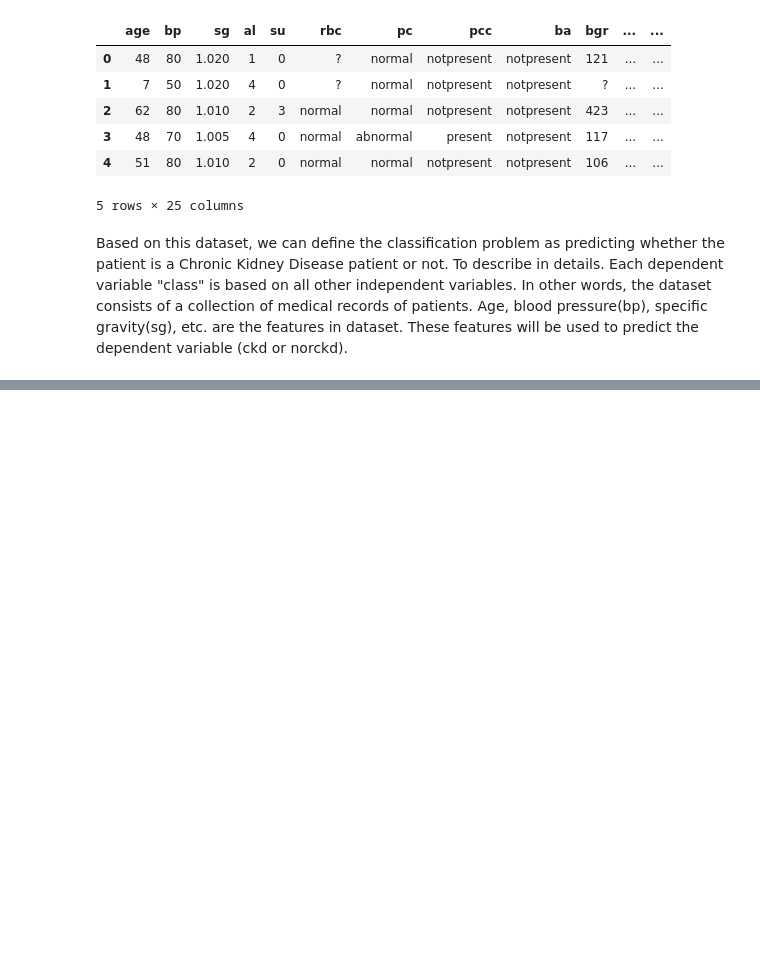
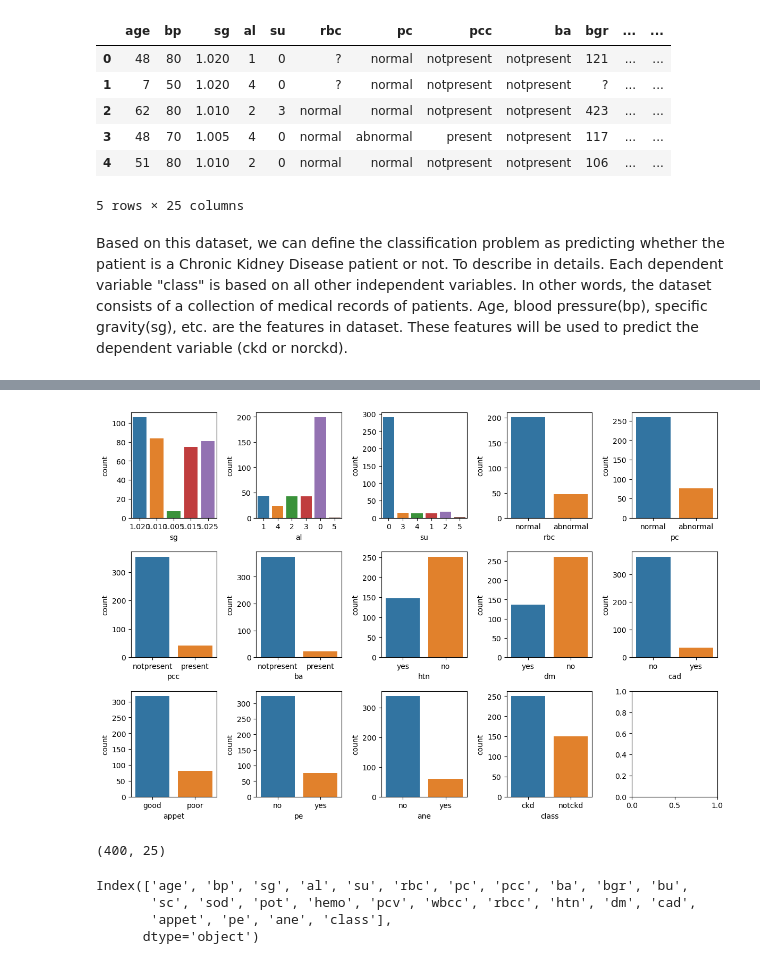
Before and after one commit to YS-02/Chronic-Kidney-Disease-Classification-Challenge, a Jupyter notebook: YS.ipynb, the cells around one changed output, grey strips where cells are left out. Cells and saved outputs as stored; diff of their text form; code cells hidden in the pictures; blank space fills up the shorter version.

```diff
--- a/YS.ipynb
+++ b/YS.ipynb
@@ -44,0 +121,22 @@ Based on this dataset, we can define the classification problem as predicting wh
+# %%
+# Distribution of categorical statistics
+df_categorical = df_clean.select_dtypes(include=[object])
+fig, axes = plt.subplots(3, 5, figsize=(12, 8))
+for i, ax in enumerate(axes.flat):
+    if i < len(df_categorical.columns):
+        sns.countplot(x=df_categorical.columns[i], data=df_categorical, ax=ax)
+plt.tight_layout()
+plt.show()
+# %% [output]
+[figure, added]
+# %%
+df_clean.shape
+# %% [output]
+(400, 25)
+# %%
+df_clean.columns
+# %% [output]
+Index(['age', 'bp', 'sg', 'al', 'su', 'rbc', 'pc', 'pcc', 'ba', 'bgr', 'bu',
+       'sc', 'sod', 'pot', 'hemo', 'pcv', 'wbcc', 'rbcc', 'htn', 'dm', 'cad',
+       'appet', 'pe', 'ane', 'class'],
+      dtype='object')
```
Also changed, not shown: parts of 27 cells of this notebook.
